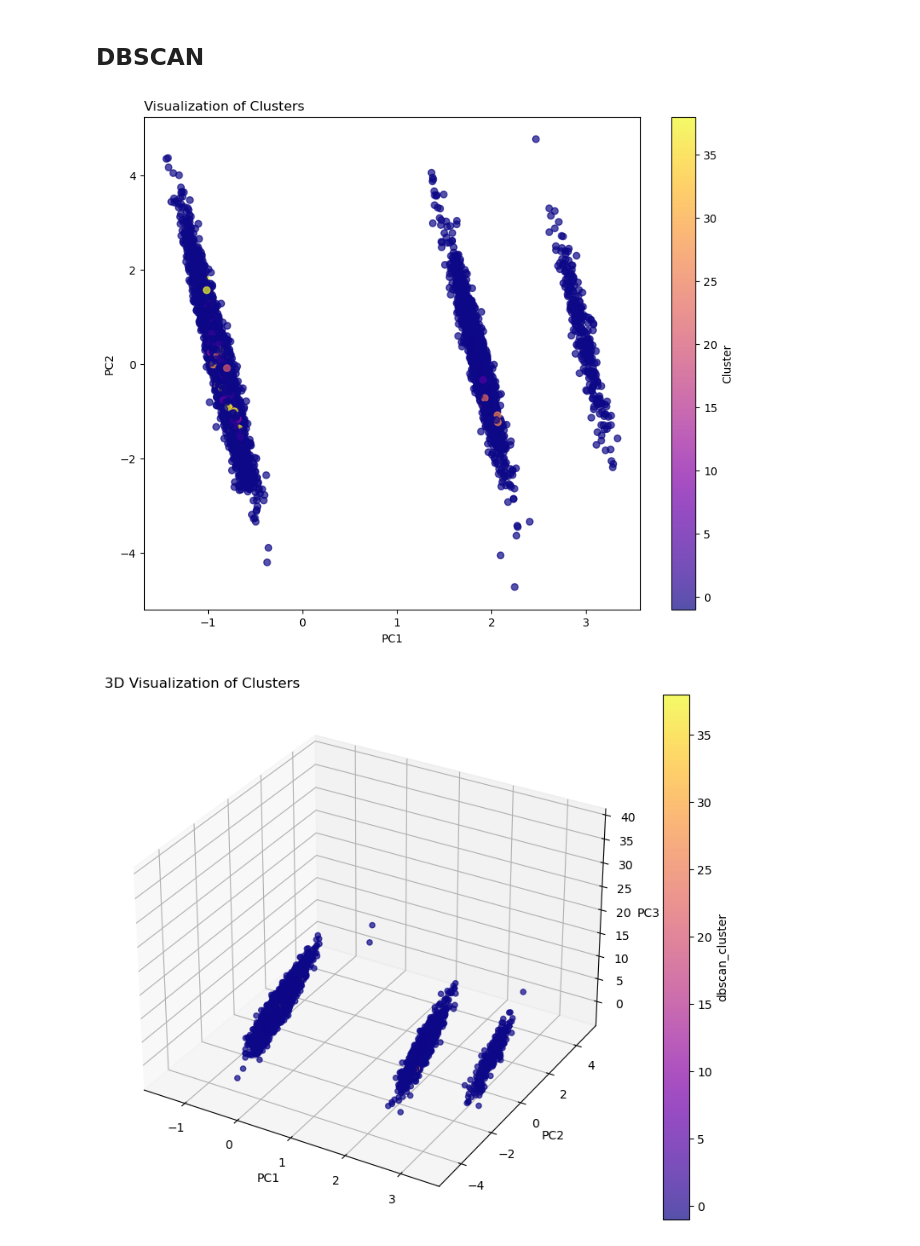
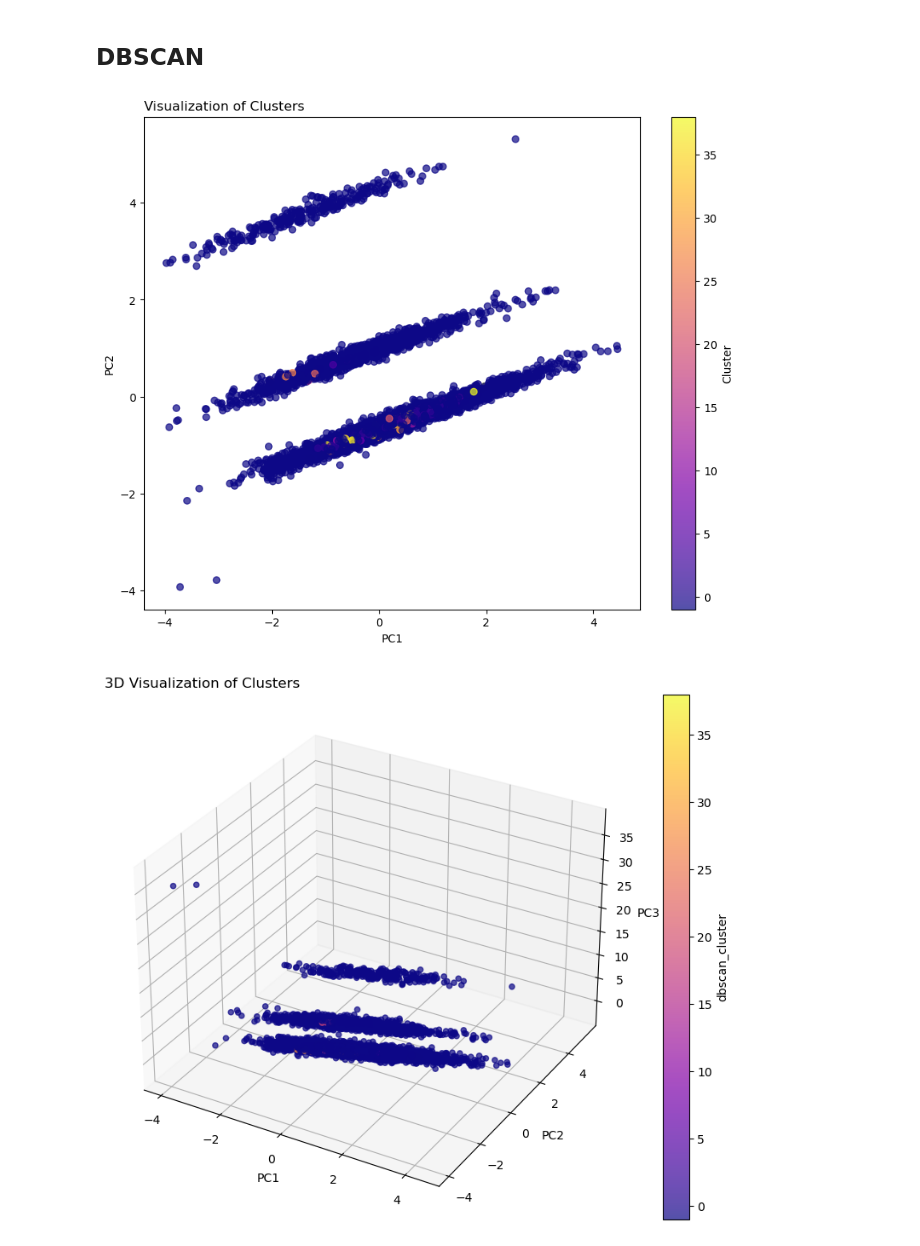
Before and after one commit to emmaqingjie/final_project_data_science, a Jupyter notebook: scripts/clutering_checkins.ipynb, the cells around one changed output. Saved outputs shown, nothing was run; the diff lists cells and outputs as text; code cells hidden in the pictures.

```diff
--- a/scripts/clutering_checkins.ipynb
+++ b/scripts/clutering_checkins.ipynb
@@ -62,10 +60,10 @@ plt.show()
 # Based on combination of above plots k = 4 is chosen for further analysis
 optimal_k = 4
 kmeans = KMeans(n_clusters=optimal_k, random_state=42)
-user_features_scaled['cluster'] = kmeans.fit_predict(user_features_scaled)
+user_features_scaled['kmeans_cluster'] = kmeans.fit_predict(user_features_scaled)
 
 # Add cluster labels to user_features df
-user_features['kmeans_cluster'] = user_features_scaled['cluster']
+user_features['kmeans_cluster'] = user_features_scaled['kmeans_cluster']
 # %%
 cluster_summary = user_features.groupby('kmeans_cluster').mean()
 
@@ -182,22 +178,22 @@ user_features_scaled['dbscan_cluster'] = dbscan_labels
 filtered_data = user_features_scaled[user_features_scaled['dbscan_cluster'] != -1]
 # %%
 pca = PCA(n_components=2)
-pca_components = pca.fit_transform(user_features_scaled.drop('dbscan_cluster', axis=1))
+pca_components = pca.fit_transform(user_features_scaled.drop(['kmeans_cluster', 'dbscan_cluster'], axis=1))
 
 # Plot clusters in 2D space
 plt.figure(figsize=(10, 8))
 plt.scatter(pca_components[:, 0], pca_components[:, 1], c=user_features_scaled['dbscan_cluster'], cmap='plasma', alpha=0.7)
 plt.colorbar(label='Cluster')
 plt.xlabel('PC1')
 plt.ylabel('PC2')
 plt.title('Visualization of Clusters', loc="left")
 plt.show()
 # %% [output]
-[figure, old version]
+[figure, new version]
 # %%
 # Perform PCA with 3 components
 pca = PCA(n_components=3)
-pca_components = pca.fit_transform(user_features_scaled.drop('dbscan_cluster', axis=1))
+pca_components = pca.fit_transform(user_features_scaled.drop(['kmeans_cluster','dbscan_cluster'], axis=1))
 
 # Plot
 fig = plt.figure(figsize=(10, 8))
@@ -219,7 +215,7 @@ ax.set_title('3D Visualization of Clusters', loc="left")
 fig.colorbar(scatter, ax=ax, label='dbscan_cluster')
 plt.show()
 # %% [output]
-[figure, old version]
+[figure, new version]
 # %%
 # Calculate metrics
 if len(filtered_data) > 0:
```
Also changed, not shown: parts of 10 cells of this notebook.
